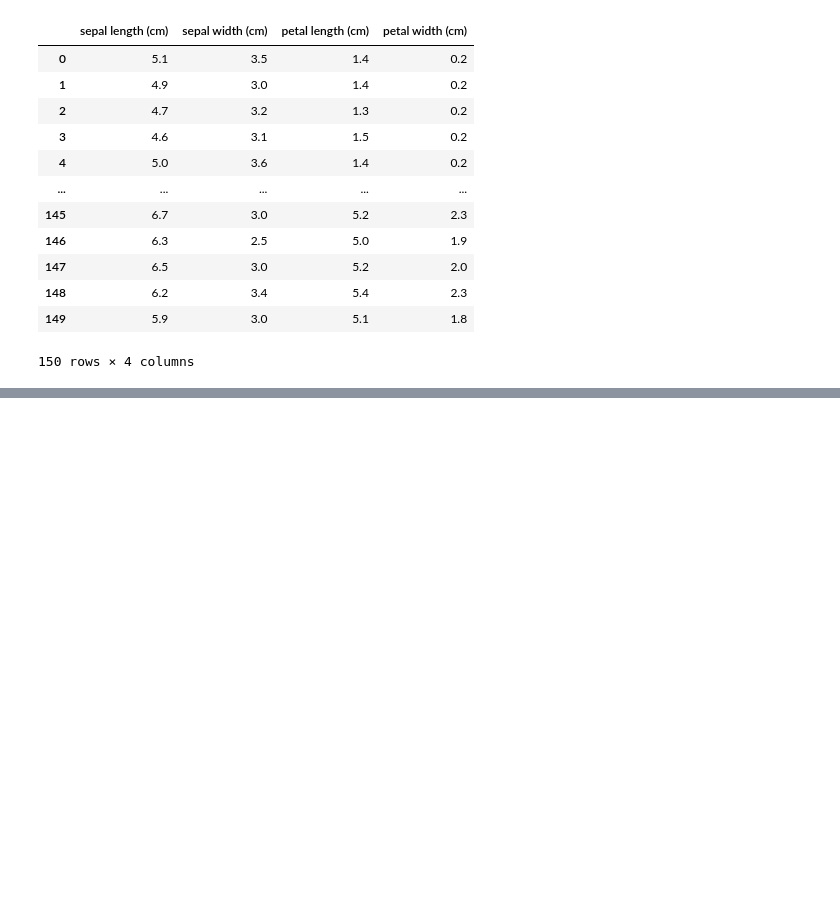
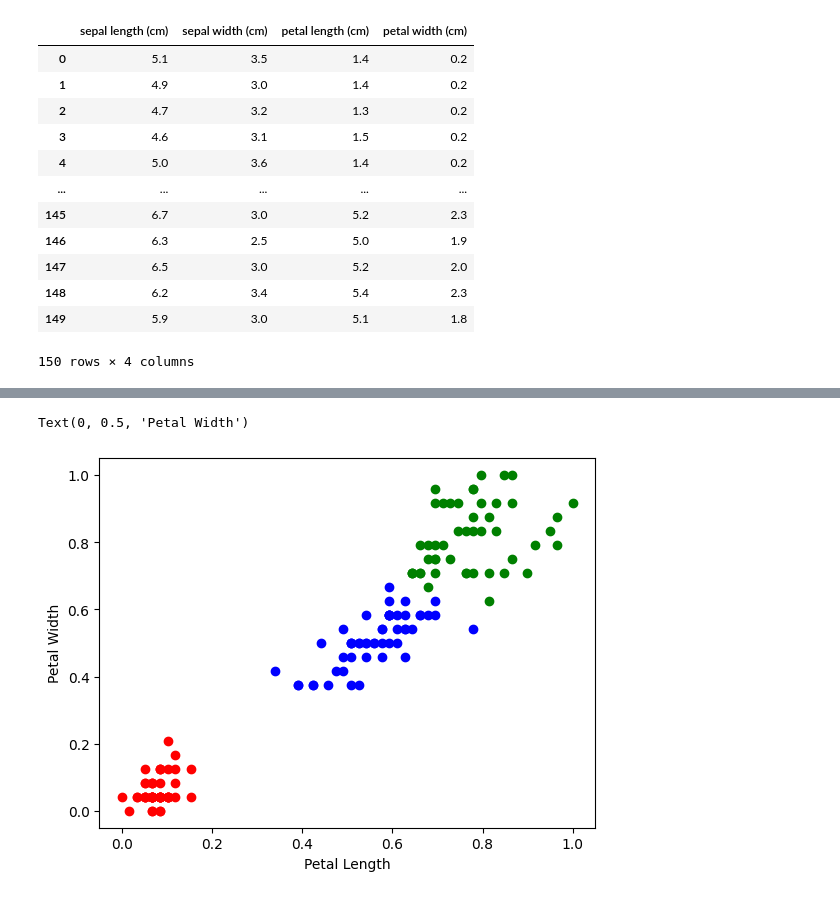
Before and after one commit to notSURZO/ML-algorithms, a Jupyter notebook: Clustering_algorithms.ipynb, the cells around one changed output, grey strips where cells are left out. Drawn from its saved outputs; the diff is of its cells as text; code cells hidden in the pictures; blank space fills up the shorter version.

```diff
--- a/Clustering_algorithms.ipynb
+++ b/Clustering_algorithms.ipynb
@@ -147,0 +184,6 @@ target_df
+# %%
+km = KMeans(n_clusters=3)
+y_pred = km.fit_predict(target_df[['petal length (cm)', 'petal width (cm)']])
+target_df["cluster"] = y_pred
+
+target_df
@@ -147,0 +204,14 @@ target_df
+# %%
+df1 = target_df[target_df.cluster == 0]
+df2 = target_df[target_df.cluster == 1]
+df3 = target_df[target_df.cluster == 2]
+
+plt.scatter(df1['petal length (cm)'], df1['petal width (cm)'], color = 'green')
+plt.scatter(df2['petal length (cm)'], df2['petal width (cm)'], color = 'red' )
+plt.scatter(df3['petal length (cm)'], df3['petal width (cm)'], color = 'blue' )
+
+plt.xlabel("Petal Length")
+plt.ylabel("Petal Width")
+# %% [output]
+Text(0, 0.5, 'Petal Width')
+[figure, added]
```
Also changed, not shown: parts of 3 cells of this notebook.
